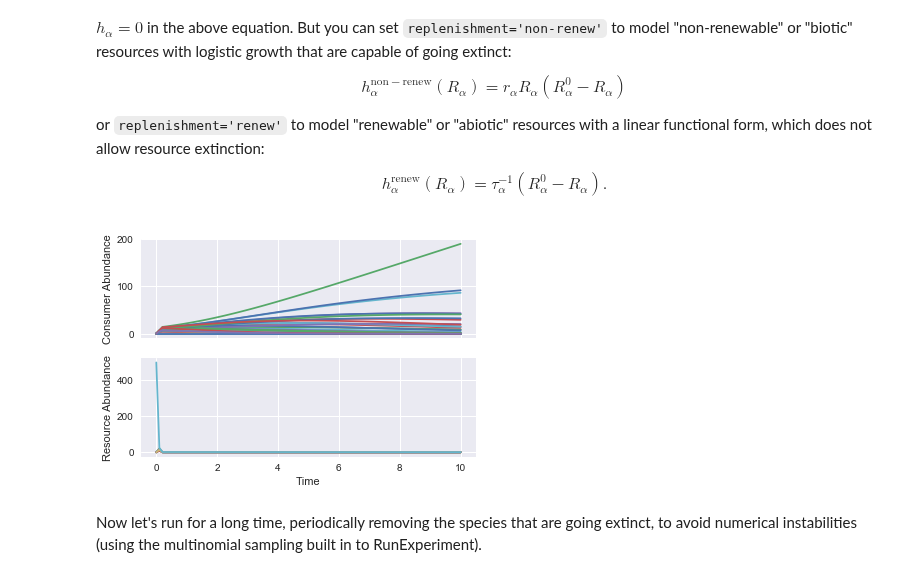
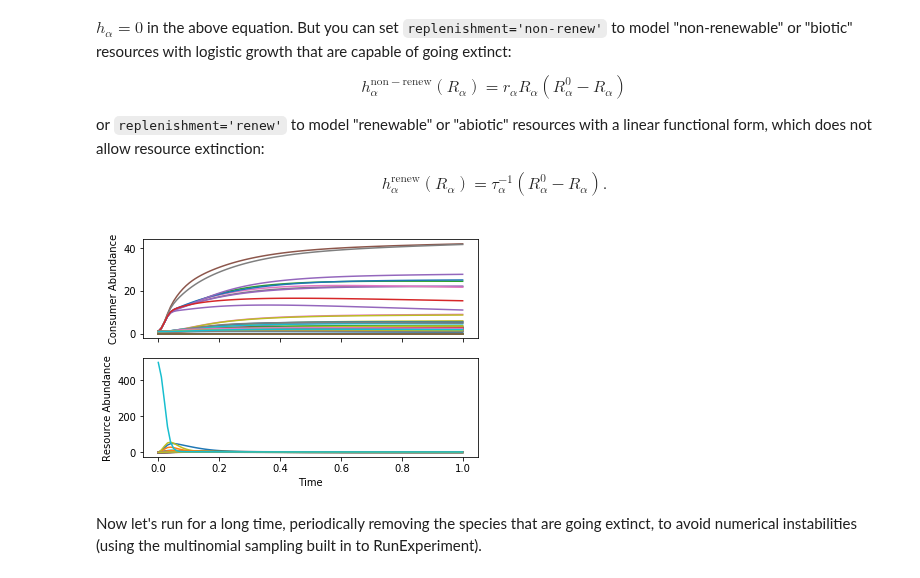
Before and after one commit to Emergent-Behaviors-in-Biology/community-simulator, a Jupyter notebook: Community Simulator Tutorial.ipynb, the cells around one changed output. Saved outputs shown, nothing was run; the diff lists cells and outputs as text; code cells hidden in the pictures.

```diff
--- a/Community Simulator Tutorial.ipynb
+++ b/Community Simulator Tutorial.ipynb
@@ -324,8 +344,7 @@ def dNdt(N,R,params):
 def dRdt(N,R,params):
     return MakeResourceDynamics(**assumptions)(N,R,params)
 dynamics = [dNdt,dRdt]
-e = np.ones(M)*0.01
-e[:3] = 1. #Set efficiency of carboxylic acid usage to 1
+e = 0.1
 
 #Create parameter set
 params={'c':c,
@@ -338,5 +357,5 @@ params={'c':c,
 
 MyPlate = Community(init_state,dynamics,params,scale=10**9)
 
-t, Ntraj, Rtraj = MyPlate.TestWell(T=100)
+t, Ntraj, Rtraj = MyPlate.TestWell(T=10)
 # %% [output]
@@ -396,7 +420,7 @@ from community_simulator.usertools import MakeConsumerDynamics,MakeResourceDynam
 import pandas as pd
 
 species_per_family = 20
-resources_per_type = 3
+resources_per_type = 25
 productivity = 500. #abundance of externally supplied resource in absence of consumers
 q = 0 #degree of specialization
 e = 0.2 #efficiency
@@ -413,7 +437,7 @@ pool_params = {'SA': species_per_family*np.ones(4), #Number of species in each f
           'fw':0.25, #Fraction of secretion flux to 'waste' resource
           'D_diversity':0.2 #Variability in secretion fluxes among resources (must be less than 1)
          }
-c, D = MakeMatrices(params = pool_params, kind = 'Binary')
+c, D = MakeMatrices(metaparams = pool_params, kind = 'Binary')
 
 #Create initial conditions (sub-sampling from regional species pool)
 S_tot = len(c)
@@ -422,36 +446,36 @@ n_wells = 5
 M = len(D)
 p = S_well*1./S_tot
 N0 = BinaryRandomMatrix(S_tot,n_wells,p)
 R0 = np.zeros((M,n_wells))
 R0[-1,:] = productivity
 N0,R0 = AddLabels(N0,R0,c)
 init_state = [N0,R0]
 
 #Construct dynamics
 assumptions = {'regulation':'independent','replenishment':'renew','response':'type I'}
 def dNdt(N,R,params):
     return MakeConsumerDynamics(**assumptions)(N,R,params)
 def dRdt(N,R,params):
     return MakeResourceDynamics(**assumptions)(N,R,params)
 dynamics = [dNdt,dRdt]
 
 #Create parameter set
 params={'c':c,
-        'm':np.ones(S_tot)*0.5+np.random.rand(S_tot),
+        'm':np.ones(S_tot)+0.1*np.random.randn(S_tot),
         'w':np.ones(M),
         'D':D,
         'g':np.ones(S_tot),
         'e':e,
         'R0':R0.values[:,0],
         'r':1.,
         'tau':1
        }
 
 MyPlate = Community(init_state,dynamics,params)
 
-t, Ntraj, Rtraj = MyPlate.TestWell(T=10)
+t, Ntraj, Rtraj = MyPlate.TestWell(T=1)
 # %% [output]
-[figure, old version]
+[figure, new version]
 # %% [markdown]
 Now let's run for a long time, periodically removing the species that are going extinct, to avoid numerical instabilities (using the multinomial sampling built in to RunExperiment).
 # %%
```
Also changed, not shown: parts of 29 cells of this notebook, 1 other file.
